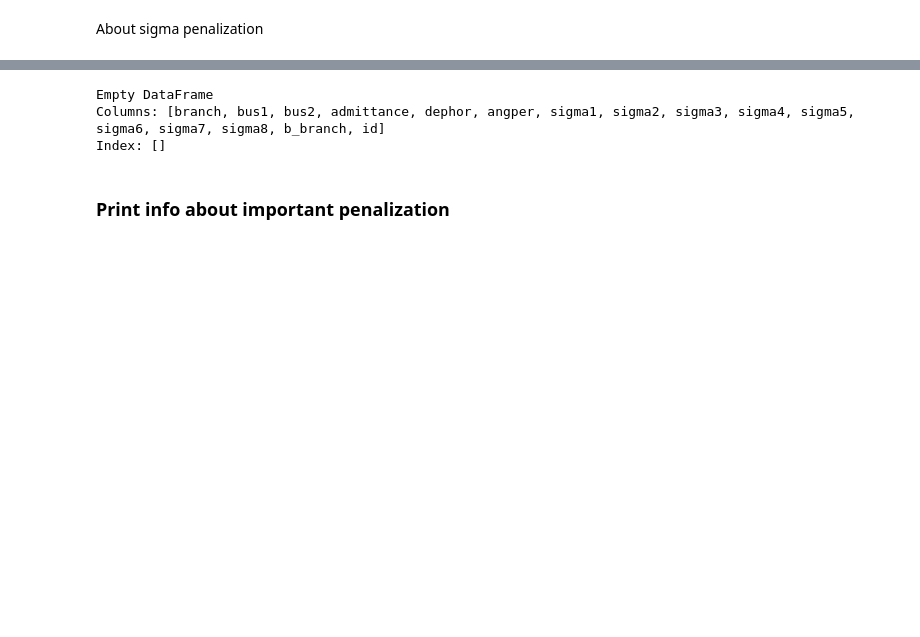
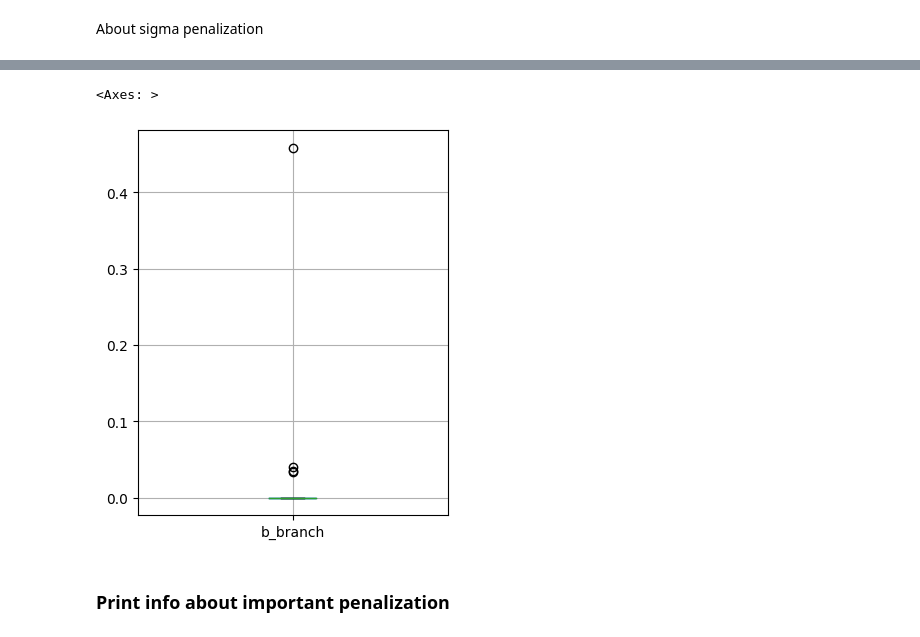
Before and after one commit to powsybl/powsybl-optimizer, a Jupyter notebook: model_selector/results_analysis.ipynb, the cells around one changed output, grey strips where cells are left out. Drawn from its saved outputs; the diff is of its cells as text; code cells hidden in the pictures; blank space fills up the shorter version.

```diff
--- a/model_selector/results_analysis.ipynb
+++ b/model_selector/results_analysis.ipynb
@@ -109,11 +88,10 @@ for i in range(1,9):
 # %%
-#fig, axes = plt.subplots(1,1, figsize=(4,5))
-#df_penal_sigma.boxplot(column=['b_branch'])
-print(df_penal_sigma[df_penal_sigma['b_branch']==1])
+fig, axes = plt.subplots(1,1, figsize=(4,5))
+df_penal_sigma.boxplot(column=['b_branch'])
+#print(df_penal_sigma[df_penal_sigma['b_branch']==1])
 # %% [output]
-Empty DataFrame
-Columns: [branch, bus1, bus2, admittance, dephor, angper, sigma1, sigma2, sigma3, sigma4, sigma5, sigma6, sigma7, sigma8, b_branch, id]
-Index: []
+<Axes: >
+[figure, added]
 # %% [markdown]
 ### Print info about important penalization
 # %%
```
Also changed, not shown: parts of 7 cells of this notebook, 6 other files.
